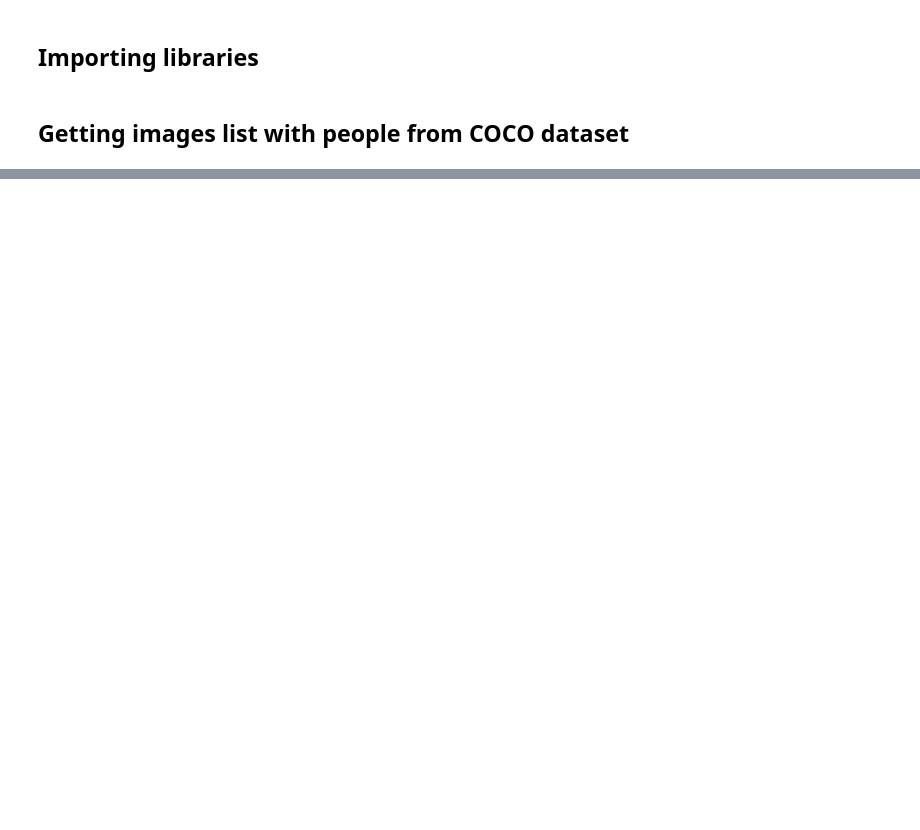
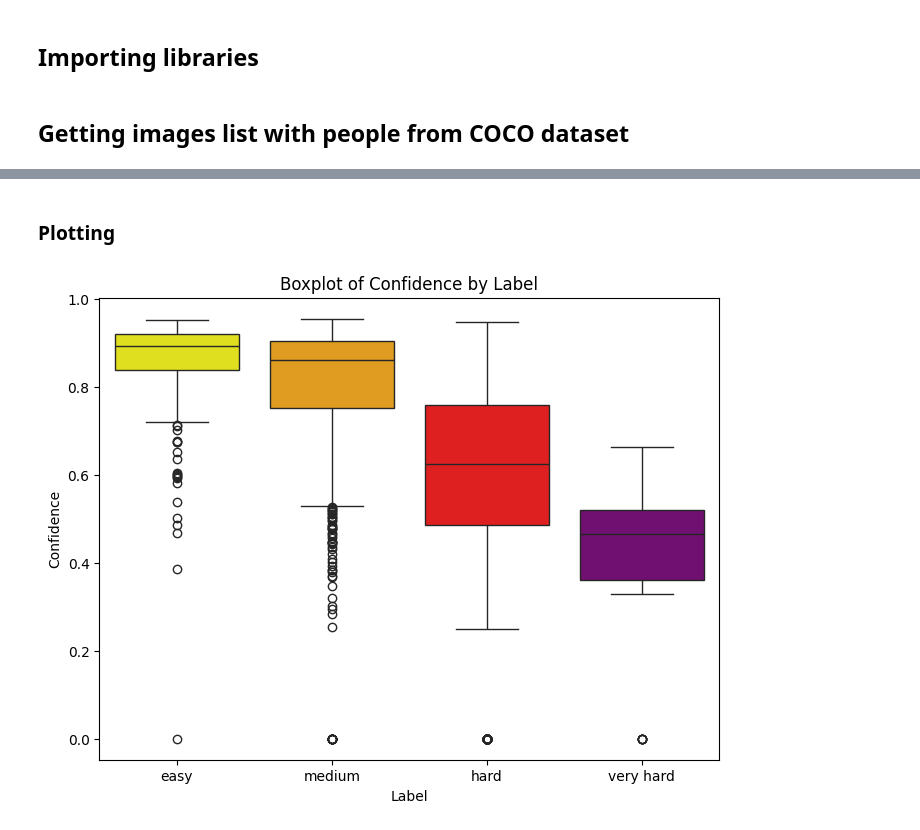
Before and after one commit to federicopaschetta/FemaleObjectificationInMovies, a Jupyter notebook: yolo_analysis.ipynb, the cells around one changed output, grey strips where cells are left out. Saved outputs shown, nothing was run; the diff lists cells and outputs as text; code cells hidden in the pictures; blank space fills up the shorter version.

```diff
--- a/yolo_analysis.ipynb
+++ b/yolo_analysis.ipynb
@@ -17,0 +66,2 @@ df = pd.read_csv('./data/yolo_prediction/single_person_predictions.csv')
+# %%
+all_anns_df = apply_total_dif_labeling(all_anns_df, 'total_dif')
@@ -18,2 +77,7 @@ df = pd.read_csv('./data/yolo_prediction/single_person_predictions.csv')
 # %%
-grouped_df = df.groupby('Img_ID')[['Confidence']].mean()
+grouped_predictions_df = all_predictions_df.groupby('Img_ID').agg(
+    {
+        'Confidence': 'mean',
+        'detected': 'sum',
+    }
+)
@@ -44,0 +84,4 @@ df[(df['Confidence']==0)]
+# %%
+df_out = pd.merge(all_anns_df, grouped_predictions_df, how='inner', left_on='Img', right_on='Img_ID')
+df_out.set_index('Img', inplace=True)
+df_out = df_out[['Confidence', 'label', 'detected', 'num_people']]
@@ -44,0 +116,25 @@ df[(df['Confidence']==0)]
+# %% [markdown]
+### Plotting
+# %%
+def plot_grouped_boxplot(df, feature):
+    plt.figure(figsize=(8, 6))
+    custom_palette = {
+        'easy': 'yellow',
+        'medium': 'orange',
+        'hard': 'red',
+        'very hard': 'purple'
+    }
+
+    label_order = ['easy', 'medium', 'hard', 'very hard']
+
+
+    sns.boxplot(data=df, x='label', y=feature, hue='label', palette=custom_palette, dodge=False, legend=False, order=label_order)
+    plt.title(f"Boxplot of {feature} by Label")
+    plt.xlabel("Label")
+    plt.ylabel(f"{feature}")
+
+    plt.show()
+# %%
+plot_grouped_boxplot(df_out, 'Confidence')
+# %% [output]
+[figure, added]
```
Also changed, not shown: parts of 23 cells of this notebook.
